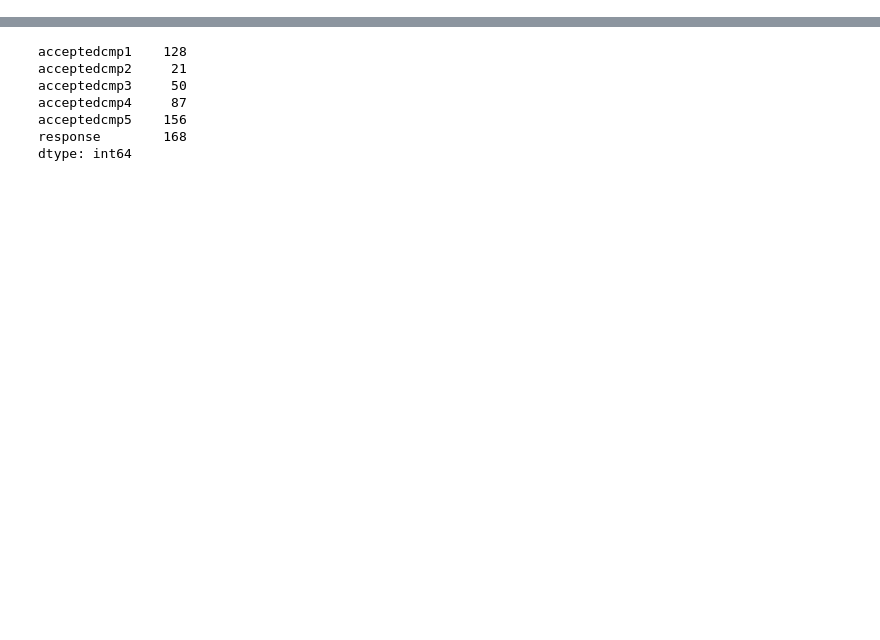
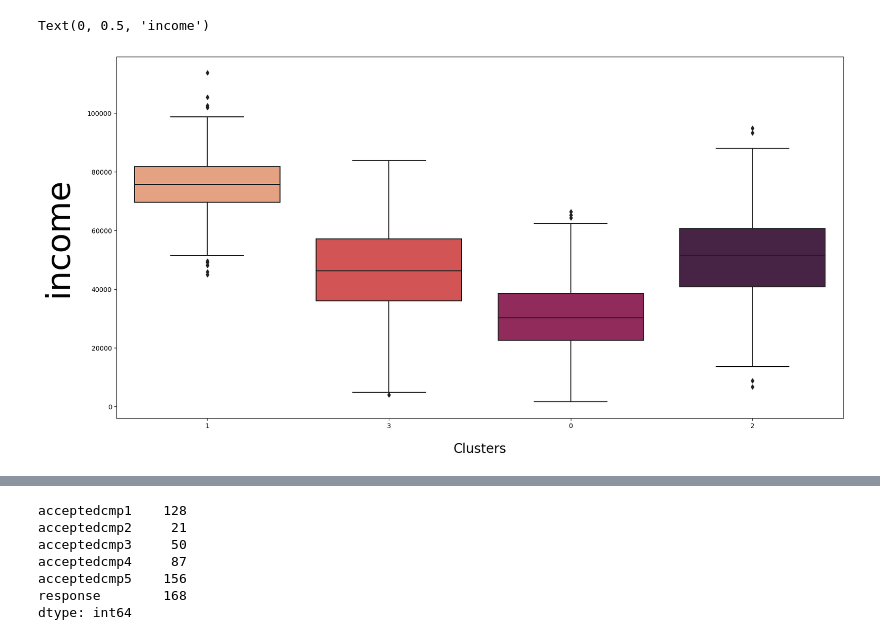
Before and after one commit to shashank297/Customer-Personality-Analysis, a Jupyter notebook: Notebook/test.ipynb, the cells around one changed output, grey strips where cells are left out. Saved outputs shown, nothing was run; the diff lists cells and outputs as text; code cells hidden in the pictures; blank space fills up the shorter version.

```diff
--- a/Notebook/test.ipynb
+++ b/Notebook/test.ipynb
@@ -134,0 +251,10 @@ df=db.execute_query('select * from merge_table',fetch=True)
+# %%
+#Income
+plt.figure(figsize=(20,10))
+
+sns.boxplot(data=df, x='clusters', y = 'income',palette='rocket_r')
+plt.xlabel('Clusters', fontsize=20, labelpad=20)
+plt.ylabel('income', fontsize=50, labelpad=20)
+# %% [output]
+Text(0, 0.5, 'income')
+[figure, added]
```
Also changed, not shown: parts of 25 cells of this notebook, 6 other files.
